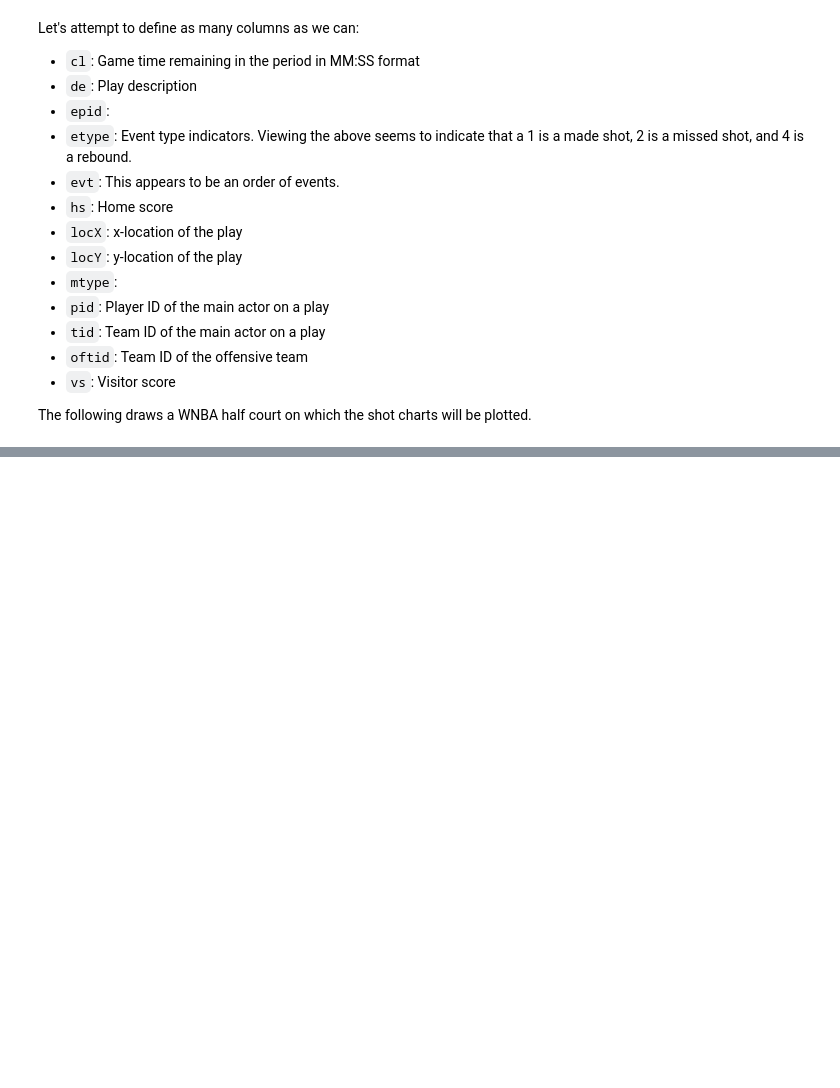
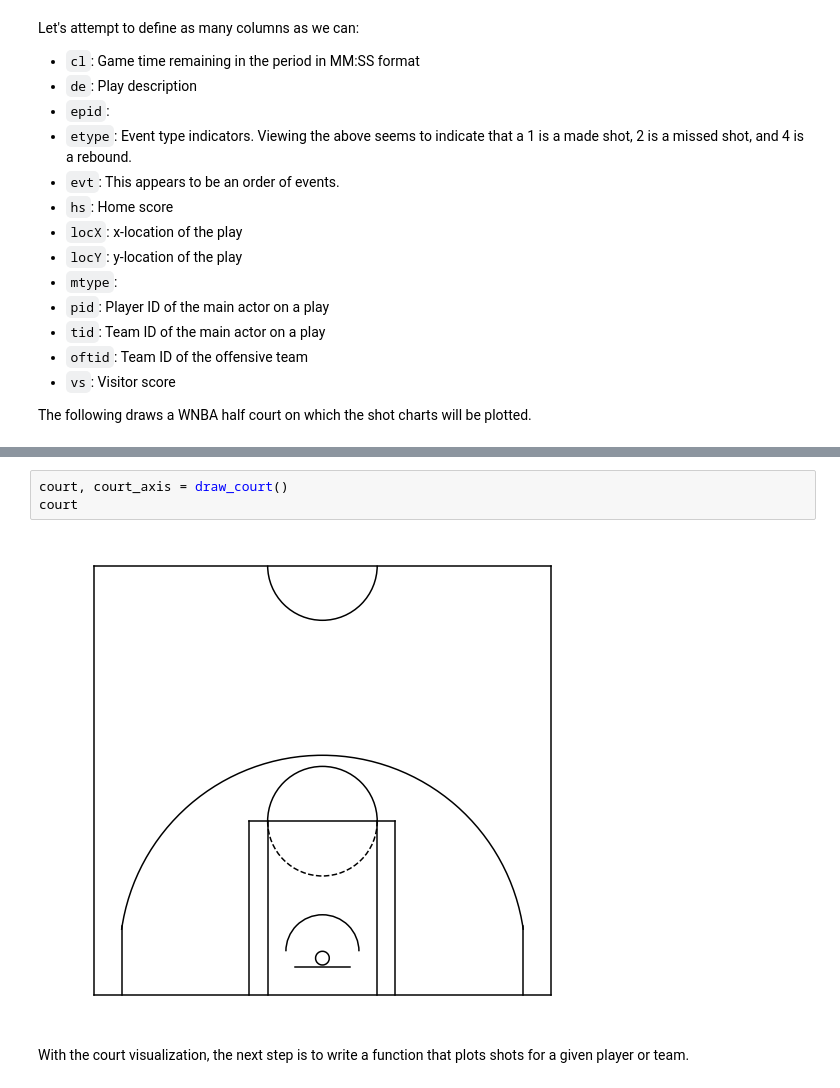
Before and after one commit to basketballrelativity/location_data, a Jupyter notebook: wnba_location_charts.ipynb, the cells around one changed output, grey strips where cells are left out. Drawn from its saved outputs; the diff is of its cells as text; blank space fills up the shorter version.

Commit message:
finished WNBA shot charts:

```diff
--- a/wnba_location_charts.ipynb
+++ b/wnba_location_charts.ipynb
@@ -77,0 +125,7 @@ The following draws a WNBA half court on which the shot charts will be plotted.
+# %%
+court, court_axis = draw_court()
+court
+# %% [output]
+[figure, added]
+# %% [markdown]
+With the court visualization, the next step is to write a function that plots shots for a given player or team.
```
Also changed, not shown: parts of 5 cells of this notebook, 2 other files.
